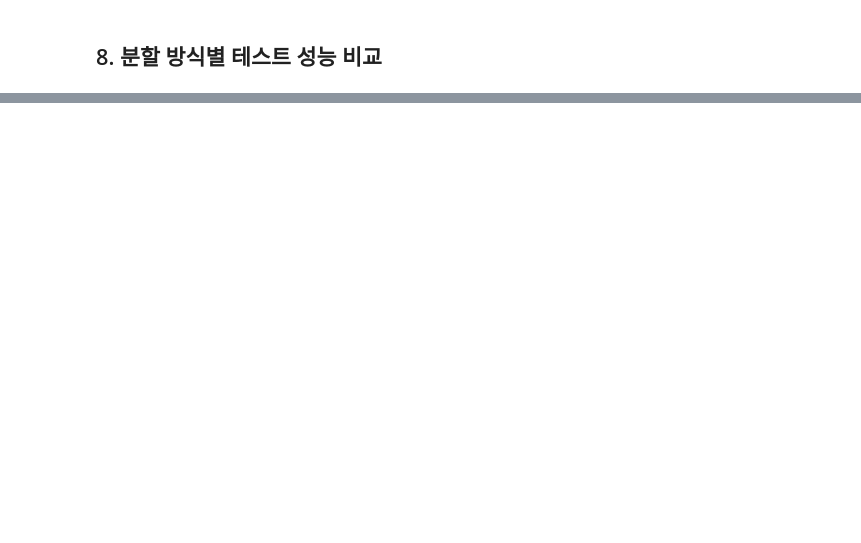
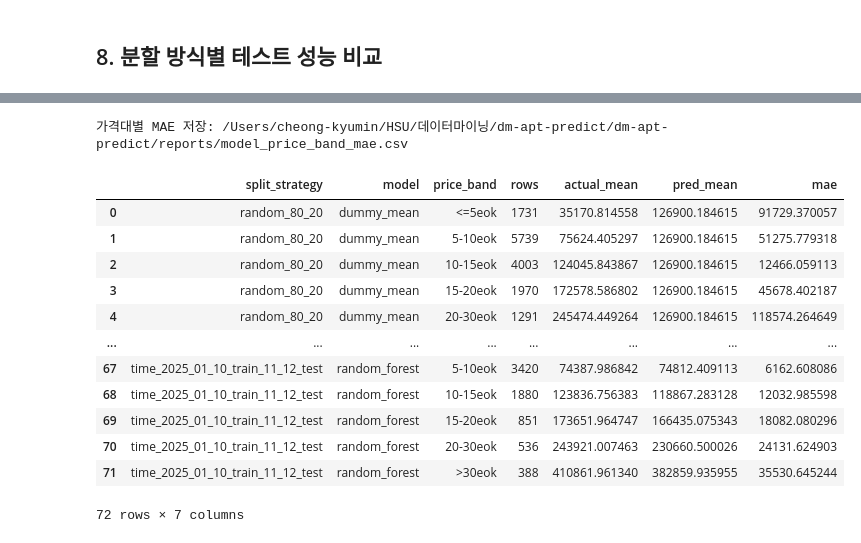
Before and after one commit to w0ne23/dm-apt-predict, a Jupyter notebook: notebooks/05_modeling.ipynb, the cells around one changed output, grey strips where cells are left out. Cells and saved outputs as stored; diff of their text form; code cells hidden in the pictures; blank space fills up the shorter version.

```diff
--- a/notebooks/05_modeling.ipynb
+++ b/notebooks/05_modeling.ipynb
@@ -31,6 +31,7 @@ import matplotlib
 matplotlib.use('Agg')
 import matplotlib.pyplot as plt
 
+from sklearn.base import clone
 from sklearn.compose import ColumnTransformer
 from sklearn.dummy import DummyRegressor
 from sklearn.ensemble import ExtraTreesRegressor, GradientBoostingRegressor, HistGradientBoostingRegressor, RandomForestRegressor
@@ -44,6 +45,8 @@ from sklearn.preprocessing import OneHotEncoder, OrdinalEncoder, StandardScaler
 DATA_PATH = PROJECT_ROOT / 'data/processed/seoul_apt_trade_2025_features.csv'
 MODELING_DATA_PATH = PROJECT_ROOT / 'data/processed/modeling_dataset.csv'
 SCORE_PATH = PROJECT_ROOT / 'reports/model_scores.csv'
+PRICE_BAND_MAE_PATH = PROJECT_ROOT / 'reports/model_price_band_mae.csv'
+PREDICTION_PATH = PROJECT_ROOT / 'reports/model_test_predictions.csv'
 FIGURE_DIR = PROJECT_ROOT / 'reports/figures'
 IMPORTANCE_PATH = FIGURE_DIR / 'model_feature_importance.png'
 
@@ -79,9 +91,9 @@ numeric_features = [
     'distance_to_cbd_km',
     'distance_to_ybd_km',
     'distance_to_gbd_km',
-    'nearest_business_district_distance_km',
+    # 'nearest_business_district_distance_km',
     'nearest_subway_distance_km',
-    'hospital_count_within_1km',
+    # 'hospital_count_within_1km',
     'nearest_hospital_distance_km',
     'large_mart_count_within_1km',
 ]
@@ -89,8 +101,8 @@ numeric_features = [
 categorical_features = [
     'gu',
     'law_dong',
-    'apartment_name',
-    'nearest_business_district',
+    # 'apartment_name',
+    # 'nearest_business_district',
 ]
 
 required_columns = [target_col, 'contract_date', *numeric_features, *categorical_features]
@@ -320,0 +452,49 @@ plt.close(fig)
+# %%
+price_bins = [0, 50_000, 100_000, 150_000, 200_000, 300_000, np.inf]
+price_labels = [
+    '<=5eok',
+    '5-10eok',
+    '10-15eok',
+    '15-20eok',
+    '20-30eok',
+    '>30eok',
+]
+
+test_prediction_df['price_band'] = pd.cut(
+    test_prediction_df['actual_price_10k_krw'],
+    bins=price_bins,
+    labels=price_labels,
+    include_lowest=True,
+)
+
+price_band_mae = (
+    test_prediction_df
+    .groupby(['split_strategy', 'model', 'price_band'], observed=True)
+    .agg(
+        rows=('absolute_error_10k_krw', 'size'),
+        actual_mean=('actual_price_10k_krw', 'mean'),
+        pred_mean=('predicted_price_10k_krw', 'mean'),
+        mae=('absolute_error_10k_krw', 'mean'),
+    )
+    .reset_index()
+    .sort_values(['split_strategy', 'model', 'price_band'])
+)
+
+price_band_mae.to_csv(PRICE_BAND_MAE_PATH, index=False, encoding='utf-8-sig')
+print(f'가격대별 MAE 저장: {PRICE_BAND_MAE_PATH}')
+price_band_mae
+# %% [output]
+가격대별 MAE 저장: /Users/cheong-kyumin/HSU/데이터마이닝/dm-apt-predict/dm-apt-predict/reports/model_price_band_mae.csv
+|  | split_strategy | model | price_band | rows | actual_mean | pred_mean | mae |
+| 0 | random_80_20 | dummy_mean | <=5eok | 1731 | 35170.814558 | 126900.184615 | 91729.370057 |
+| 1 | random_80_20 | dummy_mean | 5-10eok | 5739 | 75624.405297 | 126900.184615 | 51275.779318 |
+| 2 | random_80_20 | dummy_mean | 10-15eok | 4003 | 124045.843867 | 126900.184615 | 12466.059113 |
+| 3 | random_80_20 | dummy_mean | 15-20eok | 1970 | 172578.586802 | 126900.184615 | 45678.402187 |
+| 4 | random_80_20 | dummy_mean | 20-30eok | 1291 | 245474.449264 | 126900.184615 | 118574.264649 |
+| ... | ... | ... | ... | ... | ... | ... | ... |
+| 67 | time_2025_01_10_train_11_12_test | random_forest | 5-10eok | 3420 | 74387.986842 | 74812.409113 | 6162.608086 |
+| 68 | time_2025_01_10_train_11_12_test | random_forest | 10-15eok | 1880 | 123836.756383 | 118867.283128 | 12032.985598 |
+| 69 | time_2025_01_10_train_11_12_test | random_forest | 15-20eok | 851 | 173651.964747 | 166435.075343 | 18082.080296 |
+| 70 | time_2025_01_10_train_11_12_test | random_forest | 20-30eok | 536 | 243921.007463 | 230660.500026 | 24131.624903 |
+| 71 | time_2025_01_10_train_11_12_test | random_forest | >30eok | 388 | 410861.961340 | 382859.935955 | 35530.645244 |
+72 rows × 7 columns
```
Also changed, not shown: parts of 24 cells of this notebook.
